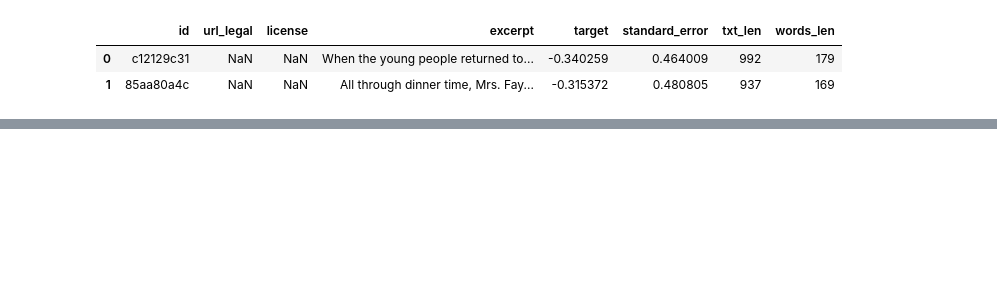
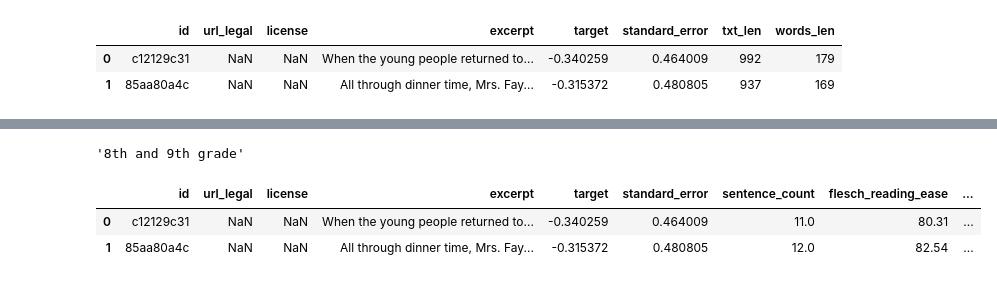
Before and after one commit to beifa/CommonLit, a Jupyter notebook: Description&eda.ipynb, the cells around one changed output, grey strips where cells are left out. Drawn from its saved outputs; the diff is of its cells as text; code cells hidden in the pictures; blank space fills up the shorter version.

```diff
--- a/Description&eda.ipynb
+++ b/Description&eda.ipynb
@@ -151,0 +164,4 @@ plt.show()
+# %%
+df['txt'] = df['excerpt'].apply(lambda x: clean_text(x))
+df['txt_len_clear'] = df.txt.apply(lambda x: len(x))
+df['words_len_clear'] = df.txt.str.split().apply(lambda x: len(x))
@@ -151,0 +266,4 @@ plt.show()
+# %%
+textstat.text_standard(txt, float_output=True)
+# %% [output]
+'8th and 9th grade'
@@ -151,0 +285,6 @@ plt.show()
+# %%
+df.head(2)
+# %% [output]
+|  | id | url_legal | license | excerpt | target | standard_error | sentence_count | flesch_reading_ease | ... |
+| 0 | c12129c31 | NaN | NaN | When the young people returned to... | -0.340259 | 0.464009 | 11.0 | 80.31 | ... |
+| 1 | 85aa80a4c | NaN | NaN | All through dinner time, Mrs. Fay... | -0.315372 | 0.480805 | 12.0 | 82.54 | ... |
```
Also changed, not shown: parts of 44 cells of this notebook.
